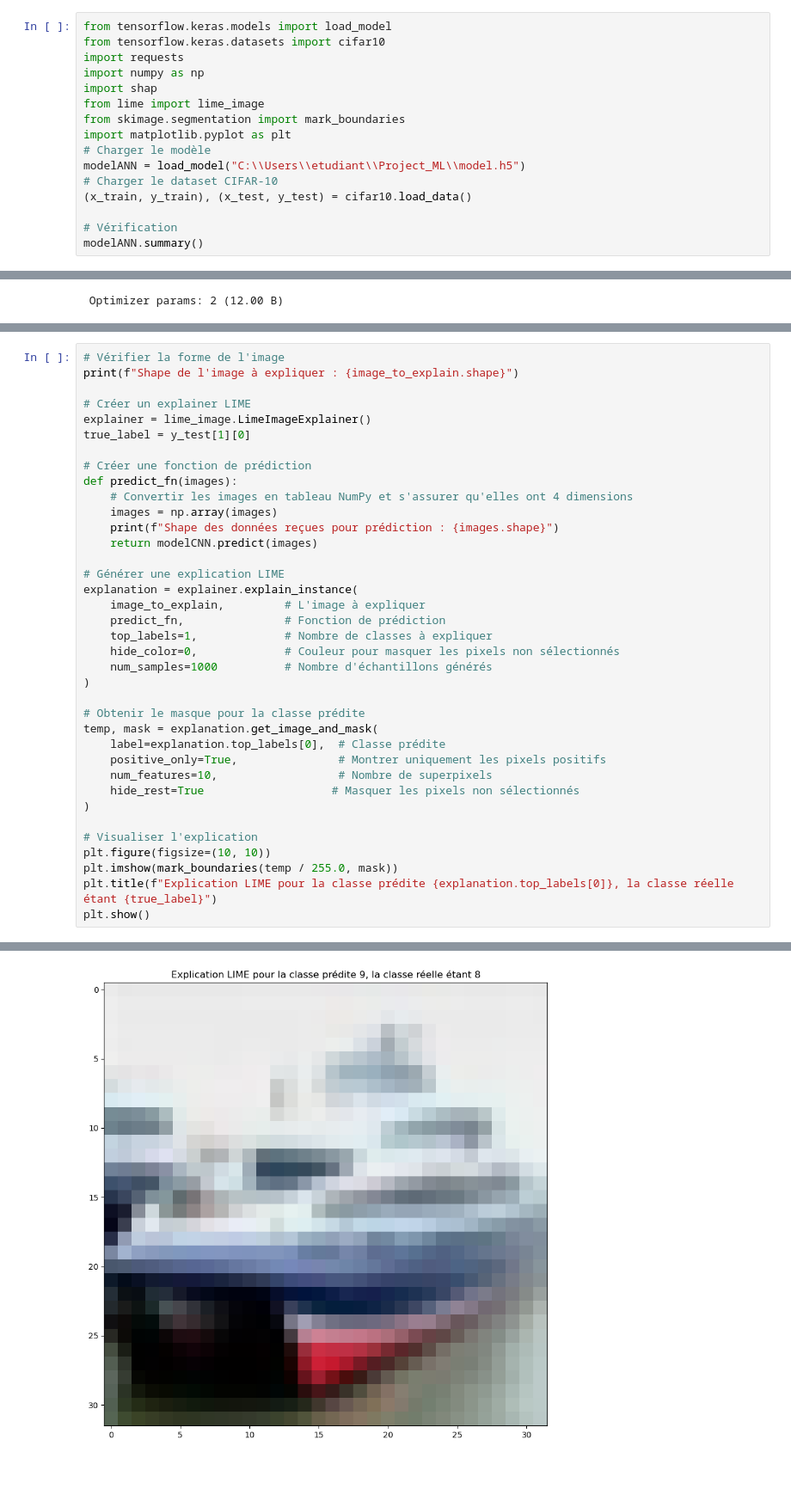
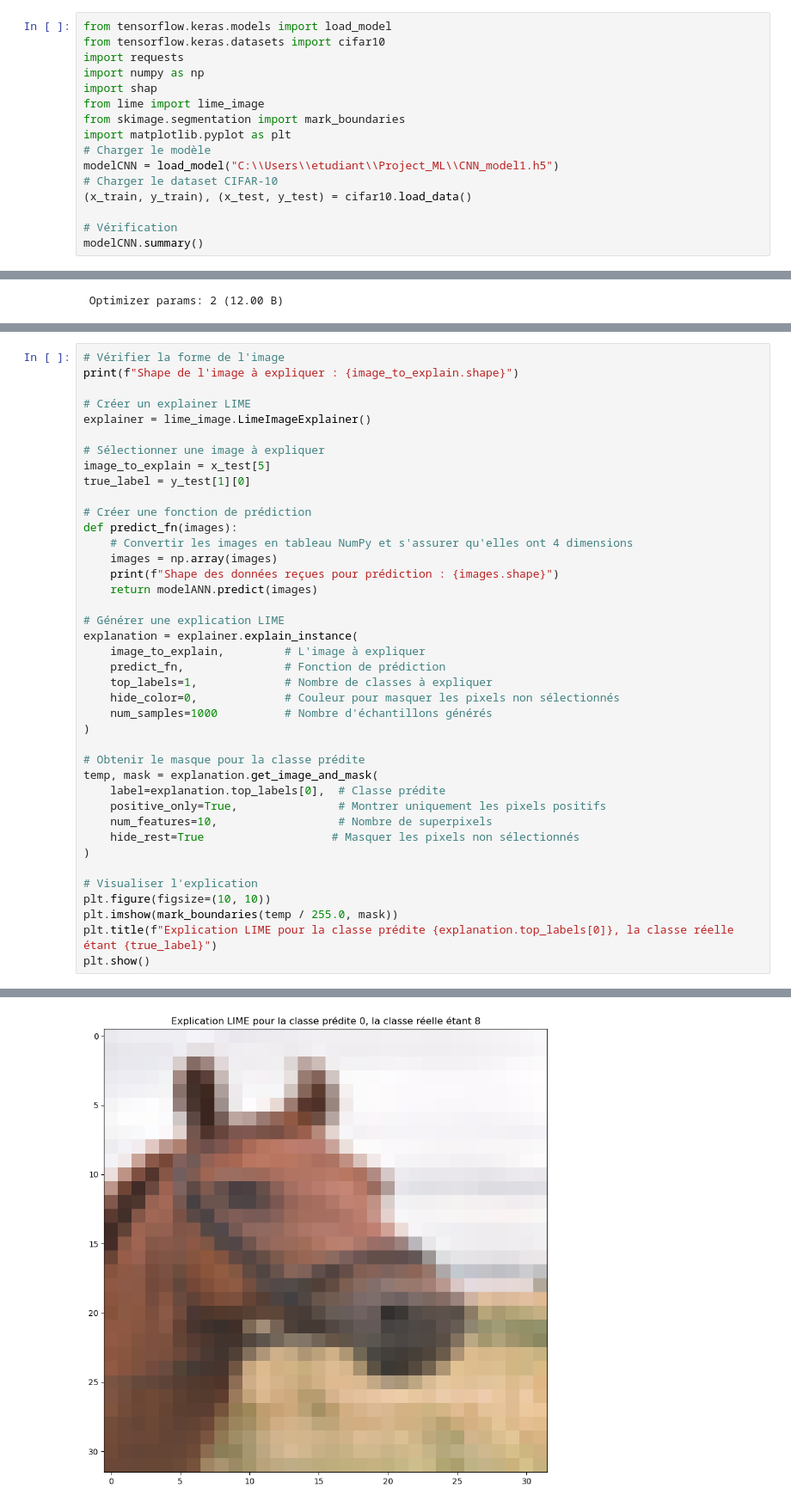
Before and after one commit to NimaNIKOOKAR/Project_ML, a Jupyter notebook: request_shaplime.ipynb, the cells around one changed output, grey strips where cells are left out. Shown at 86% size. Saved outputs shown, nothing was run; the diff lists cells and outputs as text; blank space fills up the shorter version.

```diff
--- a/request_shaplime.ipynb
+++ b/request_shaplime.ipynb
@@ -8,12 +8,12 @@ from lime import lime_image
 from skimage.segmentation import mark_boundaries
 import matplotlib.pyplot as plt
 # Charger le modèle
-modelANN = load_model("C:\\Users\\etudiant\\Project_ML\\model.h5")
+modelCNN = load_model("C:\\Users\\etudiant\\Project_ML\\CNN_model1.h5")
 # Charger le dataset CIFAR-10
 (x_train, y_train), (x_test, y_test) = cifar10.load_data()
 
 # Vérification
-modelANN.summary()
+modelCNN.summary()
 # %% [output]
 WARNING:absl:Compiled the loaded model, but the compiled metrics have yet to be built. `model.compile_metrics` will be empty until you train or evaluate the model.
 Model: "sequential_43"
@@ -83,6 +82,9 @@ print(f"Shape de l'image à expliquer : {image_to_explain.shape}")
 
 # Créer un explainer LIME
 explainer = lime_image.LimeImageExplainer()
+
+# Sélectionner une image à expliquer
+image_to_explain = x_test[5]
 true_label = y_test[1][0]
 
 # Créer une fonction de prédiction
@@ -90,7 +92,7 @@ def predict_fn(images):
     # Convertir les images en tableau NumPy et s'assurer qu'elles ont 4 dimensions
     images = np.array(images)
     print(f"Shape des données reçues pour prédiction : {images.shape}")
-    return modelCNN.predict(images)
+    return modelANN.predict(images)
 
 # Générer une explication LIME
 explanation = explainer.explain_instance(
@@ -136 +138 @@ Shape des données reçues pour prédiction : (10, 32, 32, 3)
-[figure, old version]
+[figure, new version]
```
Also changed, not shown: parts of 3 cells of this notebook.
